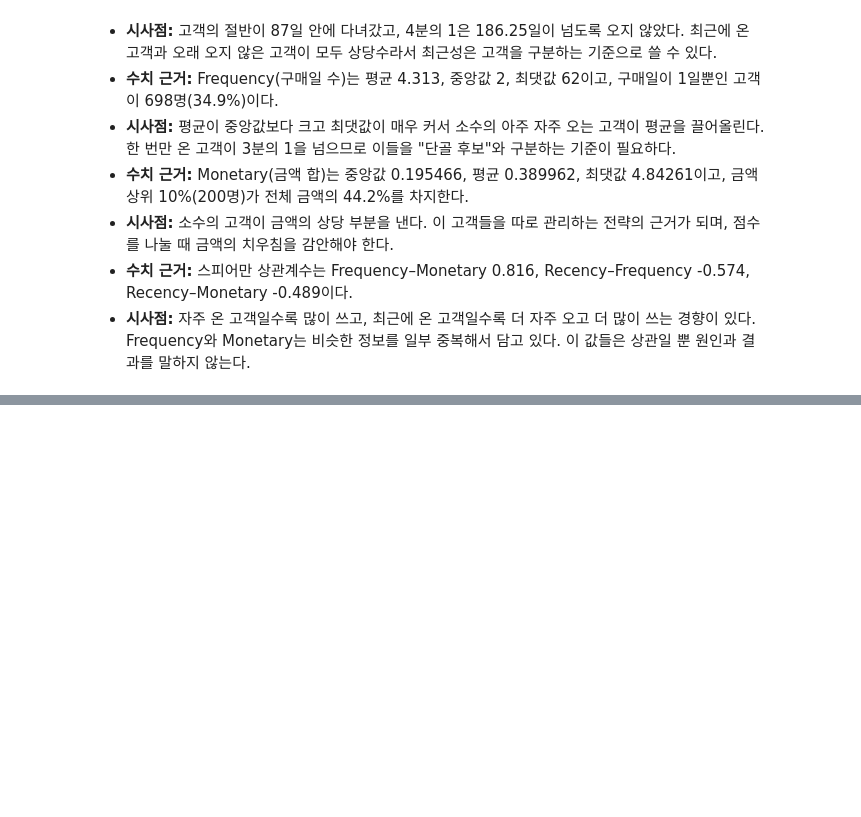
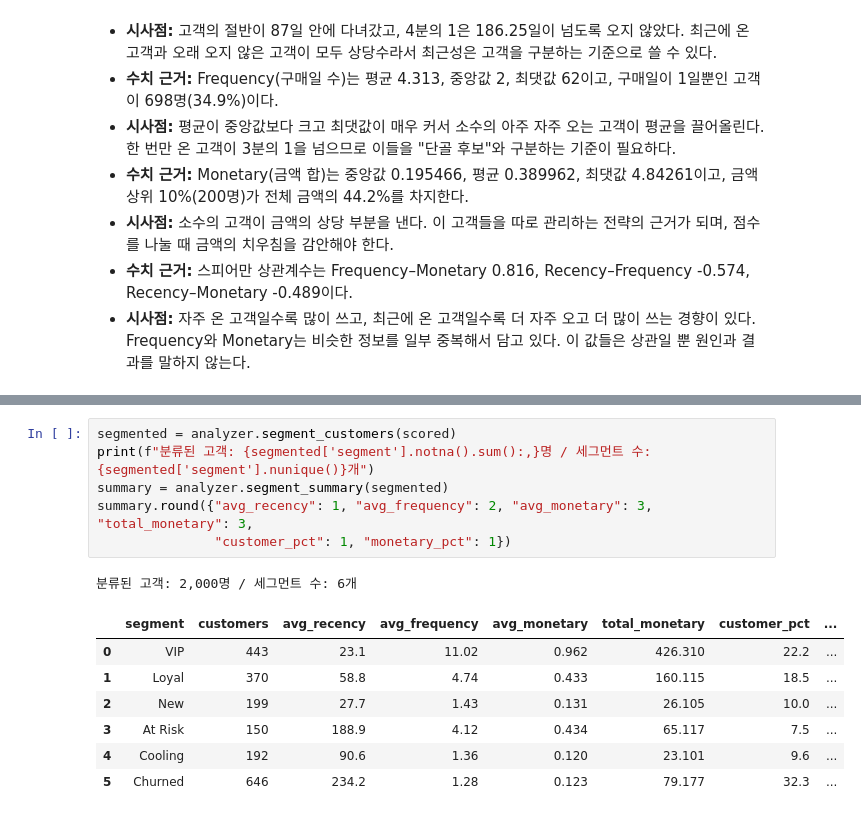
Before and after one commit to kimch0612/Codyssey_A1-1, a Jupyter notebook: notebooks/analysis_report.ipynb, the cells around one changed output, grey strips where cells are left out. Drawn from its saved outputs; the diff is of its cells as text; blank space fills up the shorter version.

```diff
--- a/notebooks/analysis_report.ipynb
+++ b/notebooks/analysis_report.ipynb
@@ -1209,0 +1310,15 @@ Frequency·Monetary 동일: True
+# %%
+segmented = analyzer.segment_customers(scored)
+print(f"분류된 고객: {segmented['segment'].notna().sum():,}명 / 세그먼트 수: {segmented['segment'].nunique()}개")
+summary = analyzer.segment_summary(segmented)
+summary.round({"avg_recency": 1, "avg_frequency": 2, "avg_monetary": 3, "total_monetary": 3,
+               "customer_pct": 1, "monetary_pct": 1})
+# %% [output]
+분류된 고객: 2,000명 / 세그먼트 수: 6개
+|  | segment | customers | avg_recency | avg_frequency | avg_monetary | total_monetary | customer_pct | ... |
+| 0 | VIP | 443 | 23.1 | 11.02 | 0.962 | 426.310 | 22.2 | ... |
+| 1 | Loyal | 370 | 58.8 | 4.74 | 0.433 | 160.115 | 18.5 | ... |
+| 2 | New | 199 | 27.7 | 1.43 | 0.131 | 26.105 | 10.0 | ... |
+| 3 | At Risk | 150 | 188.9 | 4.12 | 0.434 | 65.117 | 7.5 | ... |
+| 4 | Cooling | 192 | 90.6 | 1.36 | 0.120 | 23.101 | 9.6 | ... |
+| 5 | Churned | 646 | 234.2 | 1.28 | 0.123 | 79.177 | 32.3 | ... |
```
Also changed, not shown: parts of 9 cells of this notebook, 1 other file.
